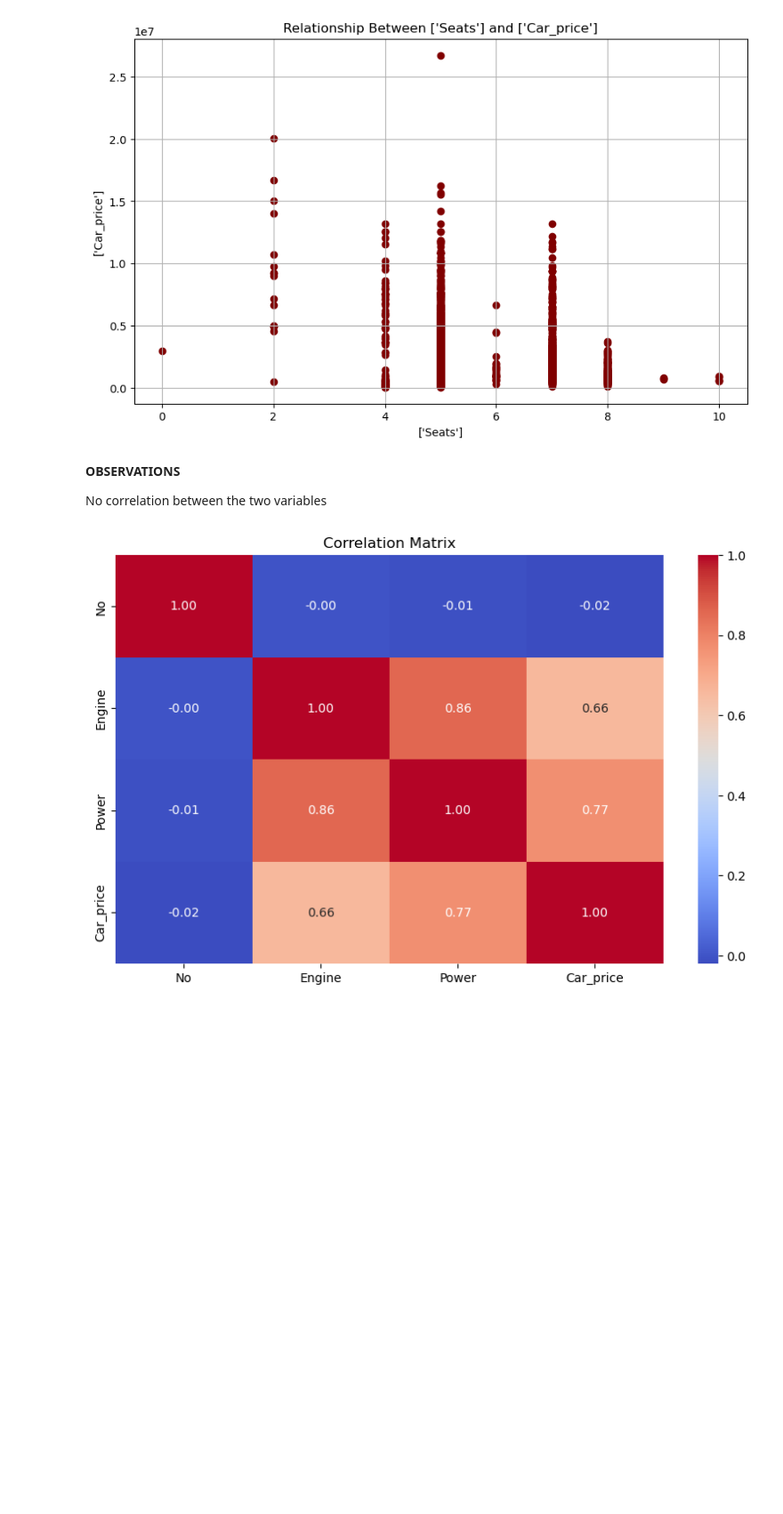
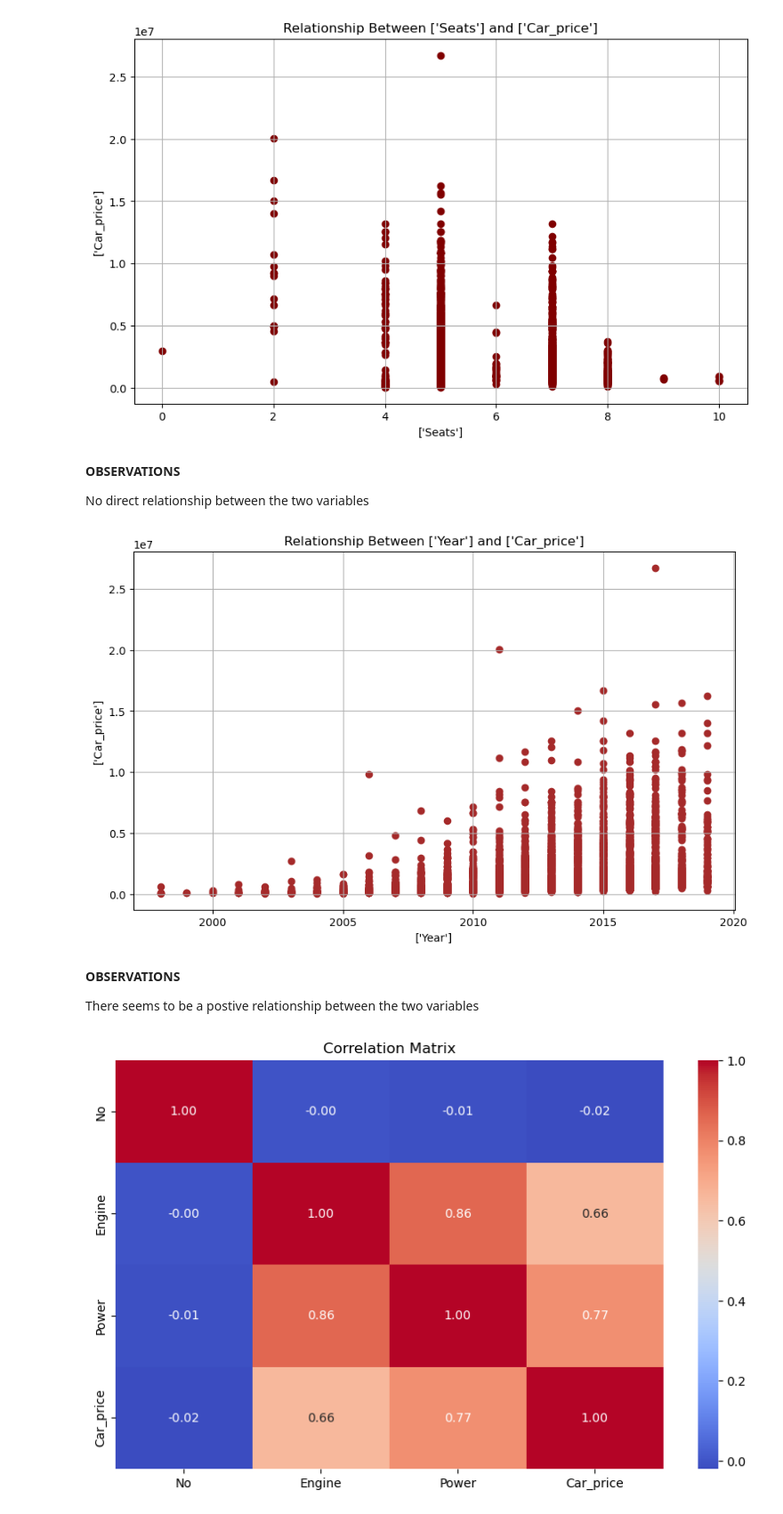
Before and after one commit to jakkkc/car_price, a Jupyter notebook: index.ipynb, the cells around one changed output. Shown at 89% size. Drawn from its saved outputs; the diff is of its cells as text; code cells hidden in the pictures; blank space fills up the shorter version.

```diff
--- a/index.ipynb
+++ b/index.ipynb
@@ -545,7 +545,15 @@ eda.bivarent_analysis(x_column=['Seats'], y_column=['Car_price'], color='maroon'
 # %% [markdown]
 **OBSERVATIONS**
 
-No correlation between the two variables
+No direct relationship between the two variables
+# %%
+eda.bivarent_analysis(x_column=['Year'], y_column=['Car_price'], color='brown')
+# %% [output]
+[figure, added]
+# %% [markdown]
+**OBSERVATIONS**
+
+There seems to be a postive relationship between the two variables
 # %%
 eda.correlation_matrix()
 # %% [output]
```
Also changed, not shown: parts of 10 cells of this notebook.
